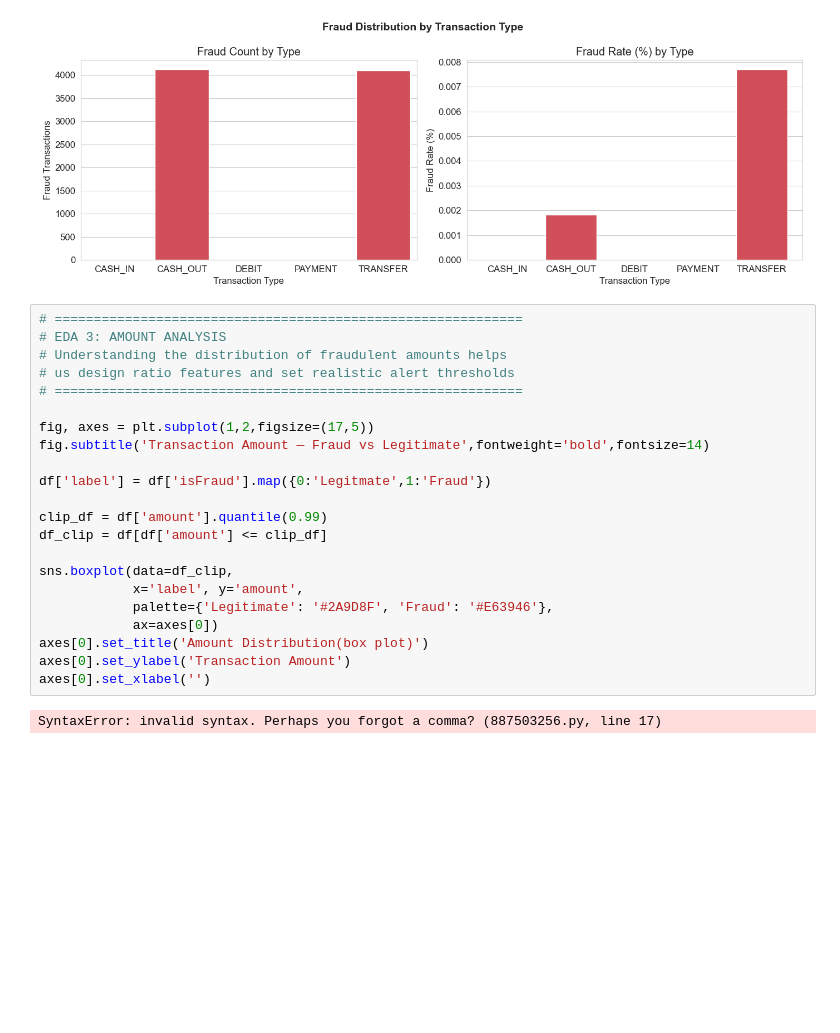
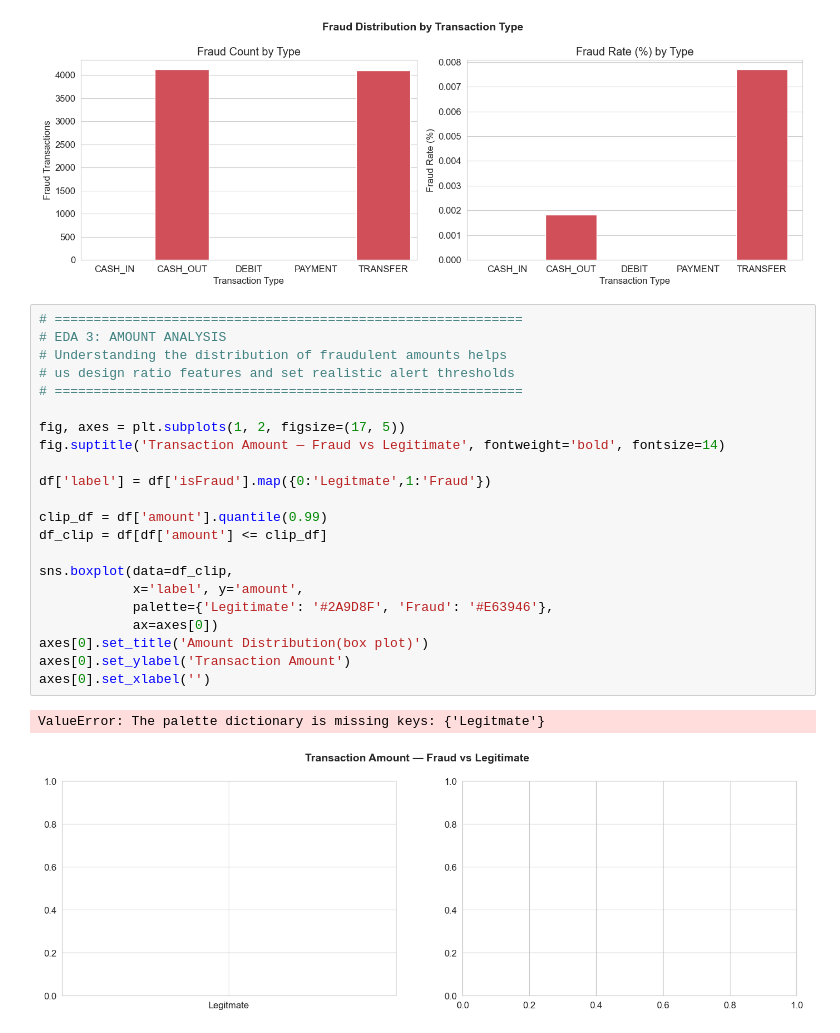
Before and after one commit to krupalgohil/Financial-Fraud-Detection-System, a Jupyter notebook: AML.ipynb, the cells around one changed output. Cells and saved outputs as stored; diff of their text form; blank space fills up the shorter version.

```diff
--- a/AML.ipynb
+++ b/AML.ipynb
@@ -432,24 +432,25 @@ TRANSFER  532909         4097           0.769 910647.000000
 # %%
 # ============================================================
 # EDA 3: AMOUNT ANALYSIS
 # Understanding the distribution of fraudulent amounts helps
 # us design ratio features and set realistic alert thresholds
 # ============================================================
 
-fig, axes = plt.subplot(1,2,figsize=(17,5))
-fig.subtitle('Transaction Amount — Fraud vs Legitimate',fontweight='bold',fontsize=14)
+fig, axes = plt.subplots(1, 2, figsize=(17, 5))
+fig.suptitle('Transaction Amount — Fraud vs Legitimate', fontweight='bold', fontsize=14)
 
 df['label'] = df['isFraud'].map({0:'Legitmate',1:'Fraud'})
 
 clip_df = df['amount'].quantile(0.99)
 df_clip = df[df['amount'] <= clip_df]
 
 sns.boxplot(data=df_clip,
             x='label', y='amount',
             palette={'Legitimate': '#2A9D8F', 'Fraud': '#E63946'},
             ax=axes[0])
 axes[0].set_title('Amount Distribution(box plot)')
 axes[0].set_ylabel('Transaction Amount')
 axes[0].set_xlabel('')
 # %% [output]
-SyntaxError: invalid syntax. Perhaps you forgot a comma? (887503256.py, line 17)
+ValueError: The palette dictionary is missing keys: {'Legitmate'}
+[figure, added]
```
Also changed, not shown: 1 other file.
